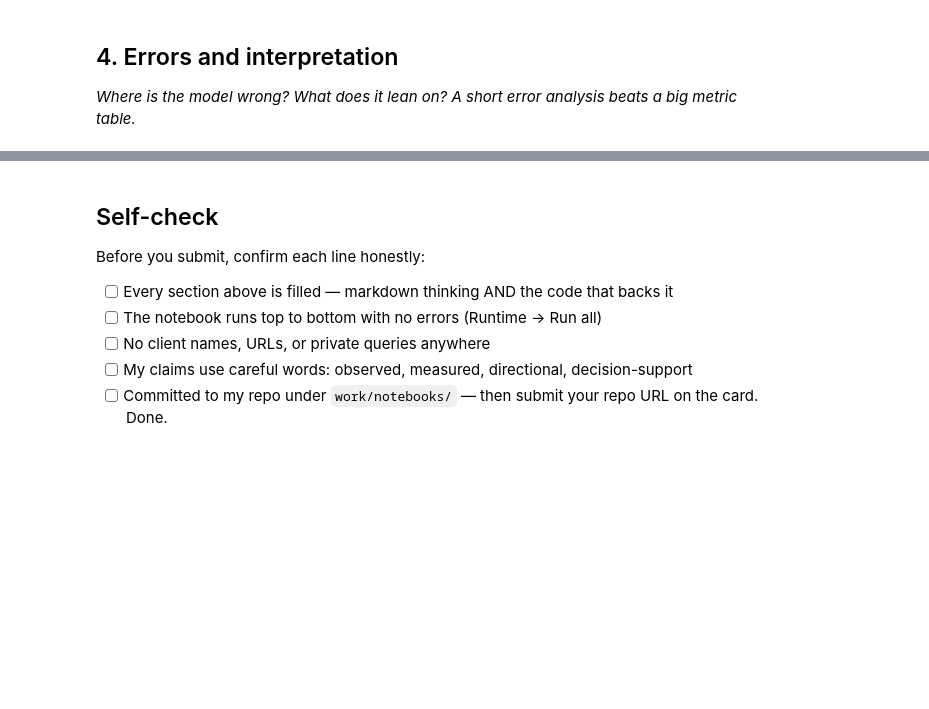
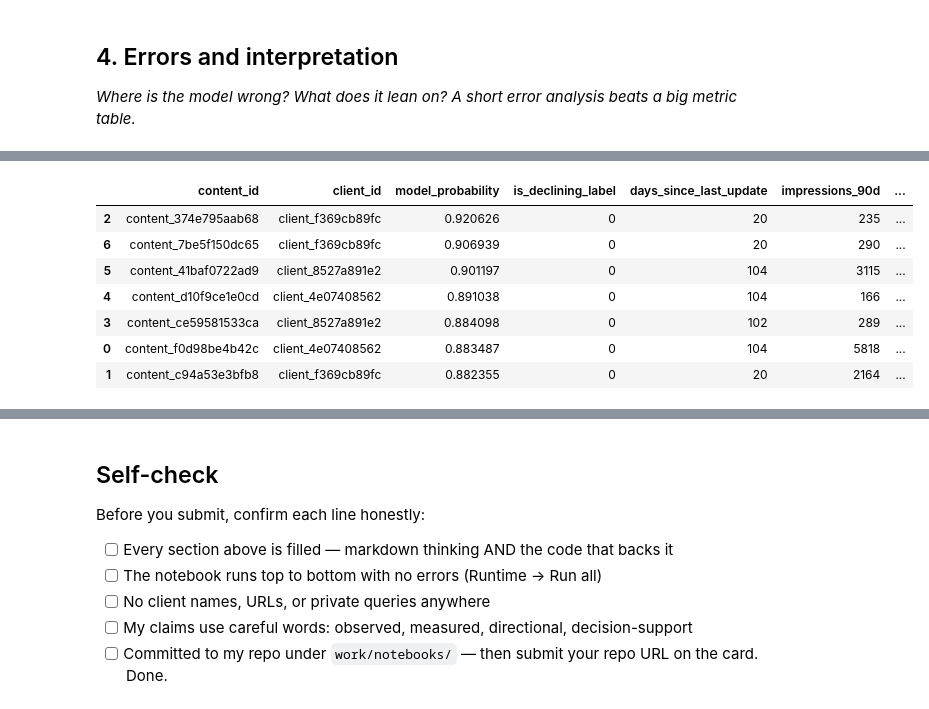
Before and after one commit to russelfordguinoo-oss/Russel-Repository-, a Jupyter notebook: work/notebooks/w05_model.ipynb, the cells around one changed output, grey strips where cells are left out. Drawn from its saved outputs; the diff is of its cells as text; code cells hidden in the pictures; blank space fills up the shorter version.

```diff
--- a/work/notebooks/w05_model.ipynb
+++ b/work/notebooks/w05_model.ipynb
@@ -20,0 +363,12 @@ This skeleton is yours to fill. Work the sections **in order** — each one has
+# %%
+# Separate features and target
+X_train = train_df[numeric_features + categorical_features]
+y_train = train_df[target]
+
+X_test = test_df[numeric_features + categorical_features]
+y_test = test_df[target]
+
+# Train the Logistic Regression pipeline
+model.fit(X_train, y_train)
+
+print("Model training complete.")
@@ -20,0 +377,7 @@ This skeleton is yours to fill. Work the sections **in order** — each one has
+# %%
+# Generate probabilities for the positive class: declining
+model_probabilities = model.predict_proba(X_test)[:, 1]
+
+print("Number of test predictions:", len(model_probabilities))
+print("Minimum probability:", model_probabilities.min())
+print("Maximum probability:", model_probabilities.max())
@@ -24,0 +599,62 @@ This skeleton is yours to fill. Work the sections **in order** — each one has
+# %%
+# Inspect the features of the model's incorrect Top-20 recommendations
+
+error_ids = model_errors["content_id"].tolist()
+
+# Get the original feature values from test_df
+error_details = test_df[
+    test_df["content_id"].isin(error_ids)
+][
+    [
+        "content_id",
+        "client_id",
+        "is_declining_label",
+        "days_since_last_update",
+        "impressions_90d",
+        "clicks_90d",
+        "ctr",
+        "avg_position",
+        "engagement_rate",
+        "content_age_days",
+        "content_type"
+    ]
+].copy()
+
+# Add the model probability from model_errors
+error_details = error_details.merge(
+    model_errors[["content_id", "model_probability"]],
+    on="content_id",
+    how="left"
+)
+
+# Put probability near the front
+error_details = error_details[
+    [
+        "content_id",
+        "client_id",
+        "model_probability",
+        "is_declining_label",
+        "days_since_last_update",
+        "impressions_90d",
+        "clicks_90d",
+        "ctr",
+        "avg_position",
+        "engagement_rate",
+        "content_age_days",
+        "content_type"
+    ]
+].sort_values(
+    "model_probability",
+    ascending=False
+)
+
+error_details
+# %% [output]
+|  | content_id | client_id | model_probability | is_declining_label | days_since_last_update | impressions_90d | ... |
+| 2 | content_374e795aab68 | client_f369cb89fc | 0.920626 | 0 | 20 | 235 | ... |
+| 6 | content_7be5f150dc65 | client_f369cb89fc | 0.906939 | 0 | 20 | 290 | ... |
+| 5 | content_41baf0722ad9 | client_8527a891e2 | 0.901197 | 0 | 104 | 3115 | ... |
+| 4 | content_d10f9ce1e0cd | client_4e07408562 | 0.891038 | 0 | 104 | 166 | ... |
+| 3 | content_ce59581533ca | client_8527a891e2 | 0.884098 | 0 | 102 | 289 | ... |
+| 0 | content_f0d98be4b42c | client_4e07408562 | 0.883487 | 0 | 104 | 5818 | ... |
+| 1 | content_c94a53e3bfb8 | client_f369cb89fc | 0.882355 | 0 | 20 | 2164 | ... |
```
Also changed, not shown: parts of 36 cells of this notebook.
